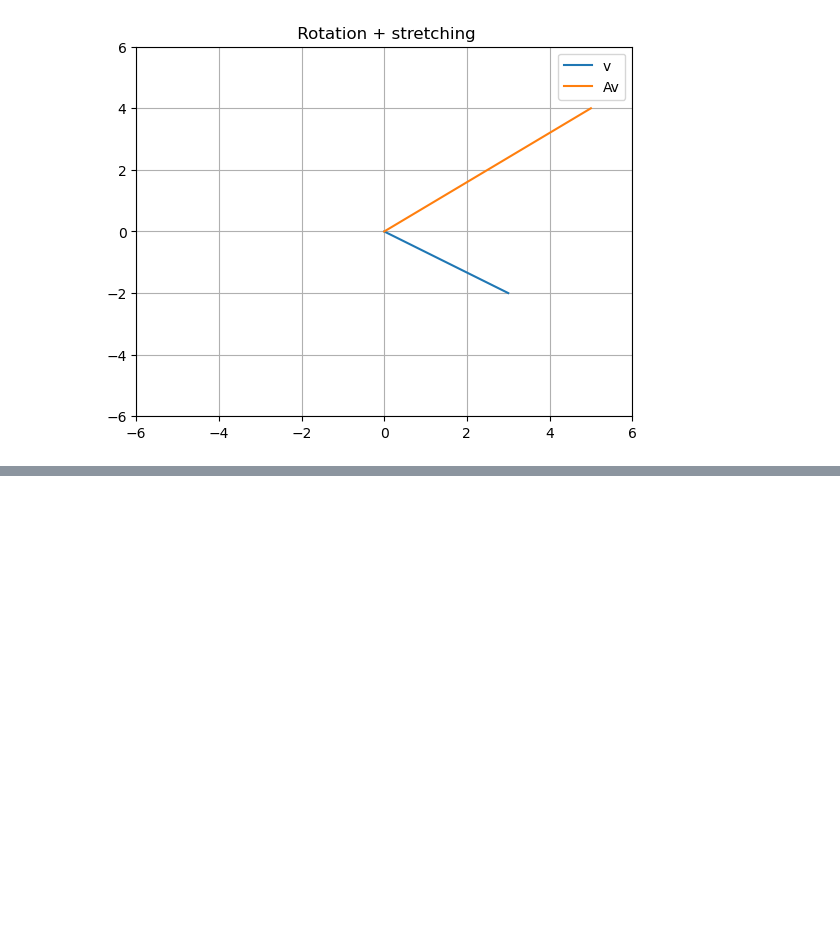
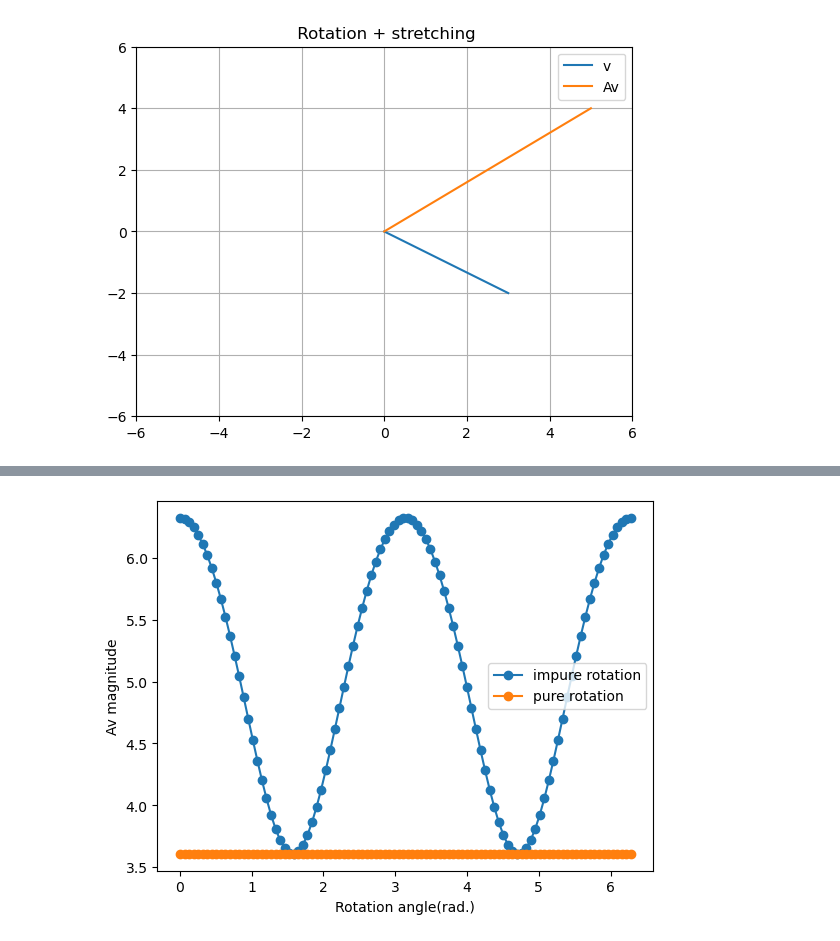
Before and after one commit to decemberkms/linear_algebra, a Jupyter notebook: matrix02.ipynb, the cells around one changed output, grey strips where cells are left out. Cells and saved outputs as stored; diff of their text form; code cells hidden in the pictures; blank space fills up the shorter version.

Commit message:
Many thetas

```diff
--- a/matrix02.ipynb
+++ b/matrix02.ipynb
@@ -392,0 +395,23 @@ plt.show()
+# %%
+# experiments with angles
+
+
+thetas = np.linspace(0 , 2*np.pi, 100)
+vecmags = np.zeros((len(thetas), 2))
+
+for i in range(len(thetas)):
+    th = thetas[i]
+    A1 = np.array([[2*math.cos(th), -math.sin(th)],
+                  [math.sin(th), math.cos(th)]])
+    A2 = np.array([[math.cos(th), -math.sin(th)],
+                  [math.sin(th), math.cos(th)]])
+    vecmags[i,0] = np.linalg.norm(A1 * v.T)
+    vecmags[i,1] = np.linalg.norm(A2 * v.T)
+
+plt.plot(thetas, vecmags, 'o-')
+plt.xlabel("Rotation angle(rad.)")
+plt.ylabel("Av magnitude")
+plt.legend(["impure rotation", "pure rotation"])
+plt.show()
+# %% [output]
+[figure, added]
```
Also changed, not shown: parts of 2 cells of this notebook.
